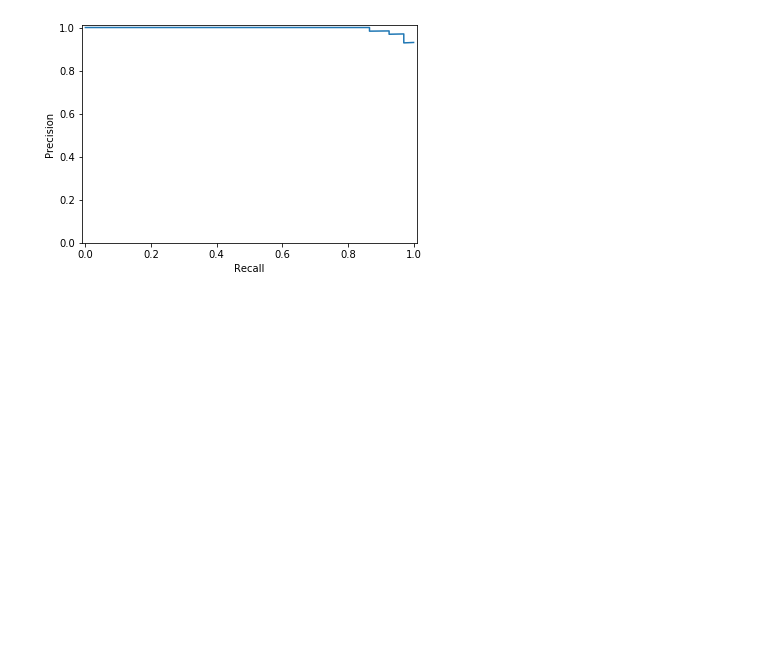
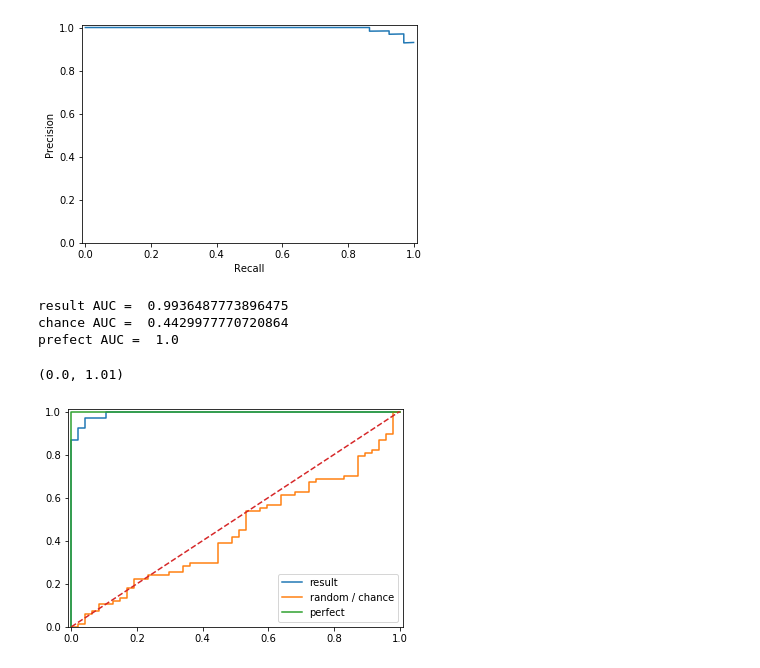
Before and after one commit to ducksfrogs/jpScipy, a Jupyter notebook: ROC_AUC.ipynb, the cells around one changed output. Saved outputs shown, nothing was run; the diff lists cells and outputs as text; code cells hidden in the pictures; blank space fills up the shorter version.

```diff
--- a/ROC_AUC.ipynb
+++ b/ROC_AUC.ipynb
@@ -109,3 +109,28 @@ plt.xlabel('Recall')
 # %% [output]
 Text(0.5, 0, 'Recall')
 [figure]
+# %%
+
+test_score = clf.decision_function(X_test)
+fpr, tpr, _ = roc_curve(y_test, test_score)
+plt.plot(fpr, tpr, label='result')
+print("result AUC = ", auc(fpr, tpr))
+
+test_score = np.random.uniform(size=y_test.size)
+fpr, tpr, _ = roc_curve(y_test, test_score)
+plt.plot(fpr, tpr, label="random / chance")
+print("chance AUC = ", auc(fpr, tpr))
+
+fpr, tpr, _ = roc_curve(y_test, y_test)
+plt.plot(fpr, tpr, label='perfect')
+print("prefect AUC = ", auc(fpr, tpr))
+plt.plot([0,1],[0,1], linestyle = '--')
+plt.legend(loc='best')
+plt.xlim([-0.01, 1.01])
+plt.ylim([0.0, 1.01])
+# %% [output]
+result AUC =  0.9936487773896475
+chance AUC =  0.4429977770720864
+prefect AUC =  1.0
+(0.0, 1.01)
+[figure, added]
```
Also changed, not shown: parts of 2 cells of this notebook, 2 other files.
